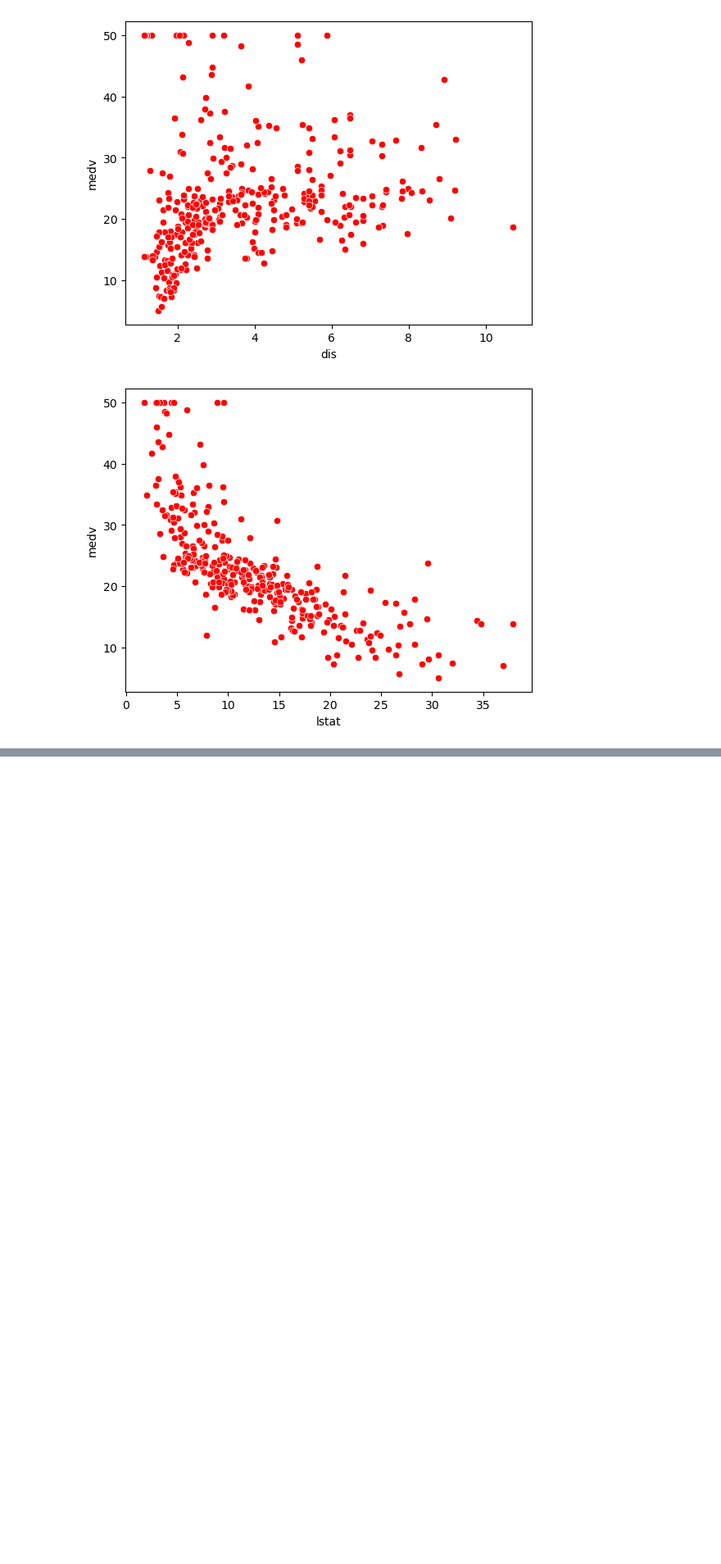
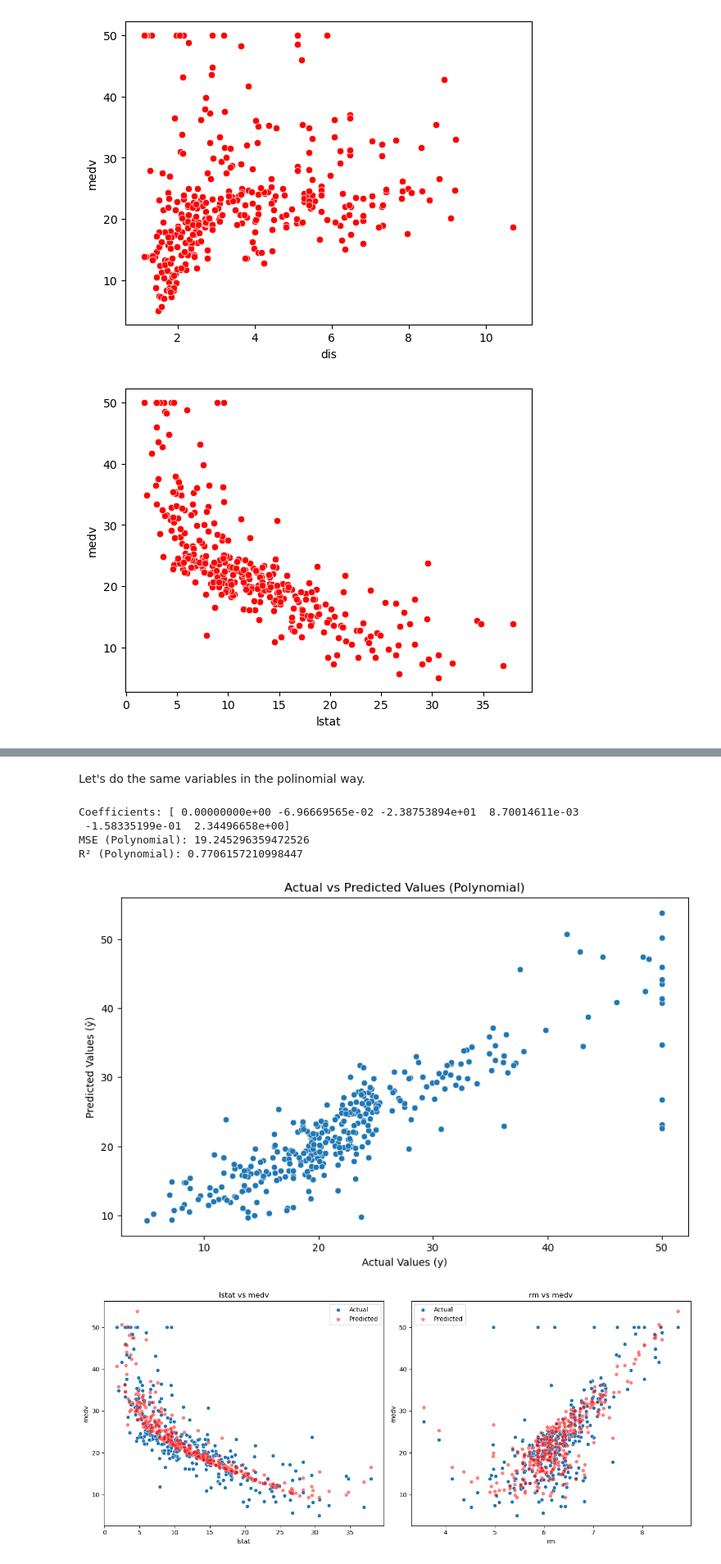
Before and after one commit to luccifer00/Data-Scientist-Machine-Learning-Regression, a Jupyter notebook: p-regresion-lineal-polinomial.ipynb, the cells around one changed output, grey strips where cells are left out. Shown at 82% size. Drawn from its saved outputs; the diff is of its cells as text; code cells hidden in the pictures; blank space fills up the shorter version.

```diff
--- a/p-regresion-lineal-polinomial.ipynb
+++ b/p-regresion-lineal-polinomial.ipynb
@@ -203,0 +230,61 @@ print('MSE: ',(mean_square_error(
+# %% [markdown]
+Let's do the same variables in the polinomial way.
+# %%
+from sklearn.preprocessing import PolynomialFeatures
+
+
+# Transform the independent variables to include polynomial terms of degree 2
+poly = PolynomialFeatures(degree=2)
+X_poly = poly.fit_transform(X)
+
+# Fit the model for the polynomial terms
+poly_model = LinearRegression()
+poly_model.fit(X_poly, y)
+
+# Pront the Coefficients
+print(f"Coefficients: {poly_model.coef_}")
+
+# Predict the values
+yhat_poly = poly_model.predict(X_poly)
+
+# MSE y R²
+mse_poly = mean_squared_error(y, yhat_poly)
+r2_poly = r2_score(y, yhat_poly)
+print(f"MSE (Polynomial): {mse_poly}")
+print(f"R² (Polynomial): {r2_poly}")
+
+# Plot the target variable against our prediction
+plt.figure(figsize=(10, 6))
+sns.scatterplot(x=y, y=yhat_poly)
+plt.xlabel('Actual Values (y)')
+plt.ylabel('Predicted Values (ŷ)')
+plt.title('Actual vs Predicted Values (Polynomial)')
+plt.show()
+
+# Also we will plot each dependent variable against the independent or target variable
+fig, axs = plt.subplots(1, 2, figsize=(14, 6))
+
+# lstat vs medv
+sns.scatterplot(ax=axs[0], x=df['lstat'], y=y, label='Actual')
+sns.scatterplot(ax=axs[0], x=df['lstat'], y=yhat_poly, color='red', label='Predicted', alpha=0.5)
+axs[0].set_title('lstat vs medv')
+axs[0].set_xlabel('lstat')
+axs[0].set_ylabel('medv')
+
+# rm vs medv
+sns.scatterplot(ax=axs[1], x=df['rm'], y=y, label='Actual')
+sns.scatterplot(ax=axs[1], x=df['rm'], y=yhat_poly, color='red', label='Predicted', alpha=0.5)
+axs[1].set_title('rm vs medv')
+axs[1].set_xlabel('rm')
+axs[1].set_ylabel('medv')
+
+plt.tight_layout()
+plt.legend()
+plt.show()
+# %% [output]
+Coefficients: [ 0.00000000e+00 -6.96669565e-02 -2.38753894e+01  8.70014611e-03
+ -1.58335199e-01  2.34496658e+00]
+MSE (Polynomial): 19.245296359472526
+R² (Polynomial): 0.7706157210998447
+[figure, added]
+[figure, added]
```
Also changed, not shown: parts of 33 cells of this notebook, 1 other file.
